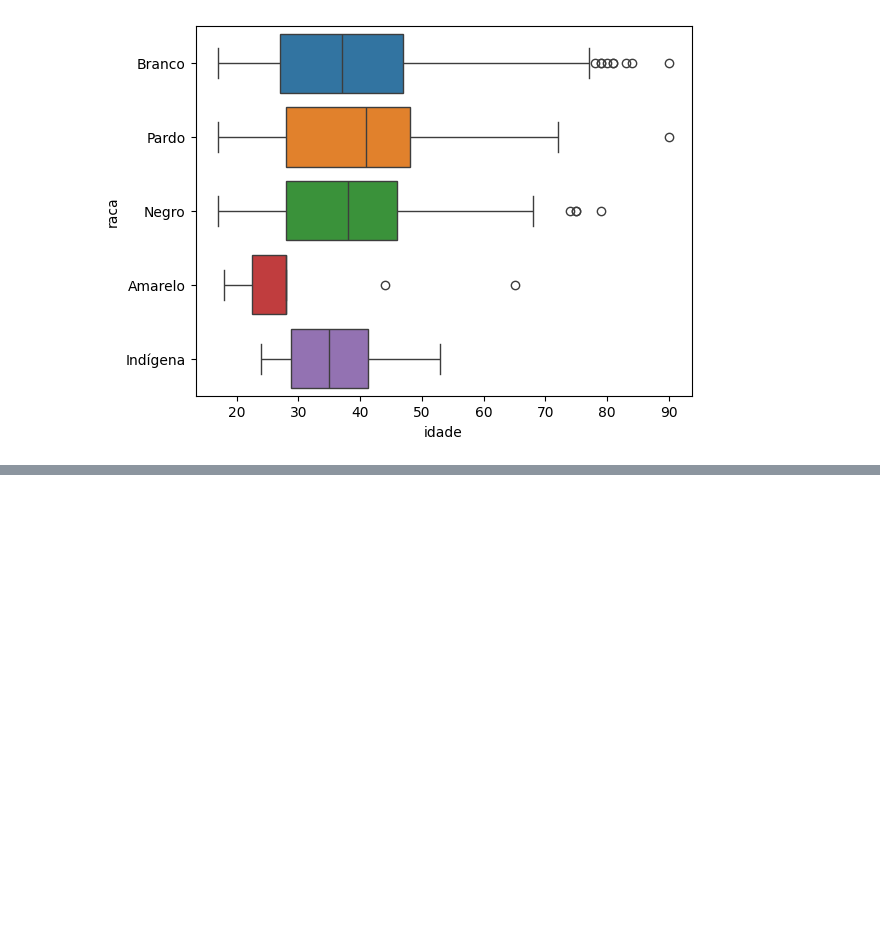
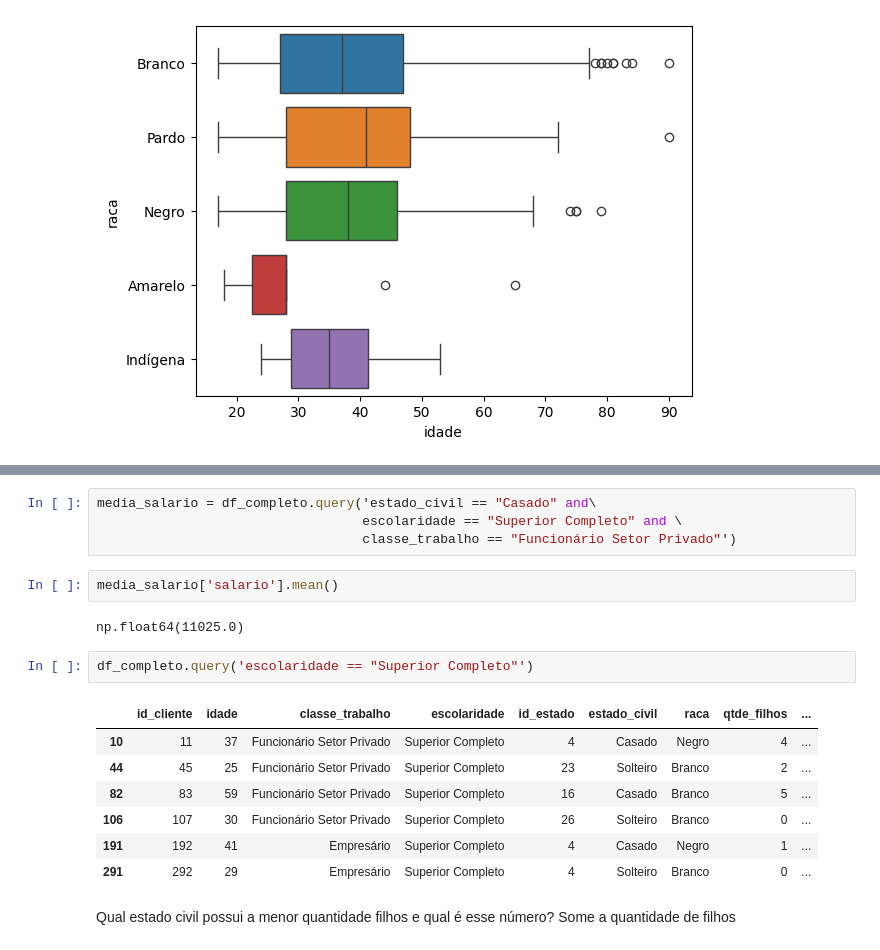
Before and after one commit to jorgelzsilva/AMM1, a Jupyter notebook: src/analise.ipynb, the cells around one changed output, grey strips where cells are left out. Saved outputs shown, nothing was run; the diff lists cells and outputs as text; blank space fills up the shorter version.

Commit message:
analise trabalho modulo 1

```diff
--- a/src/analise.ipynb
+++ b/src/analise.ipynb
@@ -182,0 +217,20 @@ sns.boxplot(data=colesterol_sudeste, x='idade', y='raca', hue='raca')
+# %%
+media_salario = df_completo.query('estado_civil == "Casado" and\
+                                  escolaridade == "Superior Completo" and \
+                                  classe_trabalho == "Funcionário Setor Privado"')
+# %%
+media_salario['salario'].mean()
+# %% [output]
+np.float64(11025.0)
+# %%
+df_completo.query('escolaridade == "Superior Completo"')
+# %% [output]
+|  | id_cliente | idade | classe_trabalho | escolaridade | id_estado | estado_civil | raca | qtde_filhos | ... |
+| 10 | 11 | 37 | Funcionário Setor Privado | Superior Completo | 4 | Casado | Negro | 4 | ... |
+| 44 | 45 | 25 | Funcionário Setor Privado | Superior Completo | 23 | Solteiro | Branco | 2 | ... |
+| 82 | 83 | 59 | Funcionário Setor Privado | Superior Completo | 16 | Casado | Branco | 5 | ... |
+| 106 | 107 | 30 | Funcionário Setor Privado | Superior Completo | 26 | Solteiro | Branco | 0 | ... |
+| 191 | 192 | 41 | Empresário | Superior Completo | 4 | Casado | Negro | 1 | ... |
+| 291 | 292 | 29 | Empresário | Superior Completo | 4 | Solteiro | Branco | 0 | ... |
+# %% [markdown]
+Qual estado civil possui a menor quantidade filhos e qual é esse número? Some a quantidade de filhos
```
Also changed, not shown: parts of 6 cells of this notebook.
